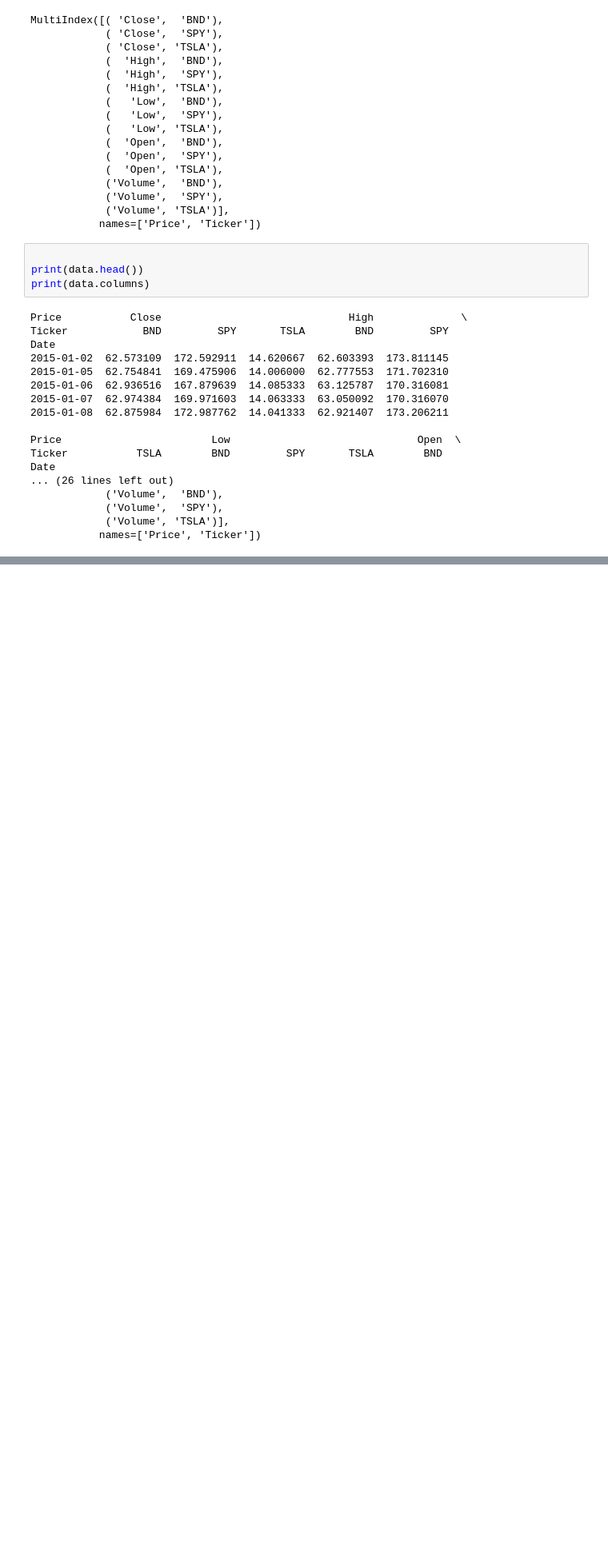
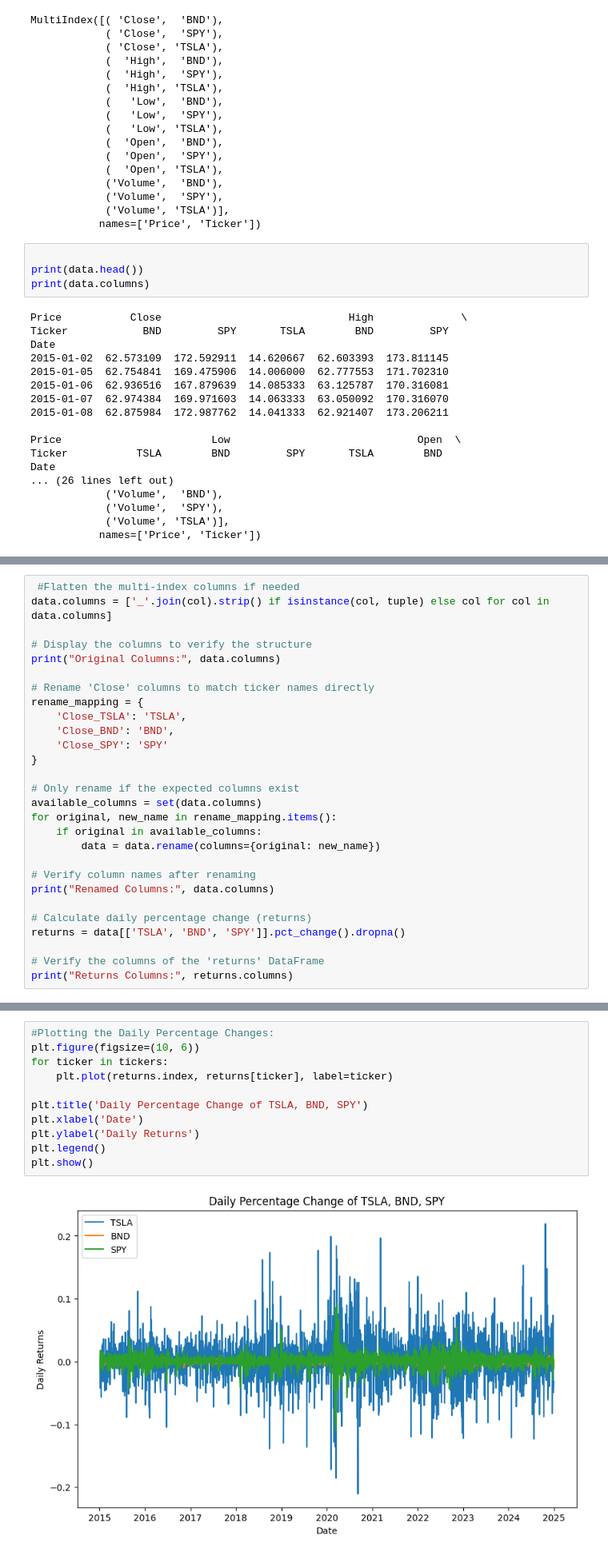
Before and after one commit to hasankere/Week11_project, a Jupyter notebook: notebooks/GMF.ipynb, the cells around one changed output, grey strips where cells are left out. Shown at 80% size. Drawn from its saved outputs; the diff is of its cells as text; blank space fills up the shorter version.

```diff
--- a/notebooks/GMF.ipynb
+++ b/notebooks/GMF.ipynb
@@ -58,0 +162,28 @@ Date
+# %%
+ #Flatten the multi-index columns if needed
+data.columns = ['_'.join(col).strip() if isinstance(col, tuple) else col for col in data.columns]
+
+# Display the columns to verify the structure
+print("Original Columns:", data.columns)
+
+# Rename 'Close' columns to match ticker names directly
+rename_mapping = {
+    'Close_TSLA': 'TSLA',
+    'Close_BND': 'BND',
+    'Close_SPY': 'SPY'
+}
+
+# Only rename if the expected columns exist
+available_columns = set(data.columns)
+for original, new_name in rename_mapping.items():
+    if original in available_columns:
+        data = data.rename(columns={original: new_name})
+
+# Verify column names after renaming
+print("Renamed Columns:", data.columns)
+
+# Calculate daily percentage change (returns)
+returns = data[['TSLA', 'BND', 'SPY']].pct_change().dropna()
+
+# Verify the columns of the 'returns' DataFrame
+print("Returns Columns:", returns.columns)
@@ -58,0 +200,13 @@ Date
+# %%
+#Plotting the Daily Percentage Changes:
+plt.figure(figsize=(10, 6))
+for ticker in tickers:
+    plt.plot(returns.index, returns[ticker], label=ticker)
+
+plt.title('Daily Percentage Change of TSLA, BND, SPY')
+plt.xlabel('Date')
+plt.ylabel('Daily Returns')
+plt.legend()
+plt.show()
+# %% [output]
+[figure, added]
```
Also changed, not shown: parts of 11 cells of this notebook.
